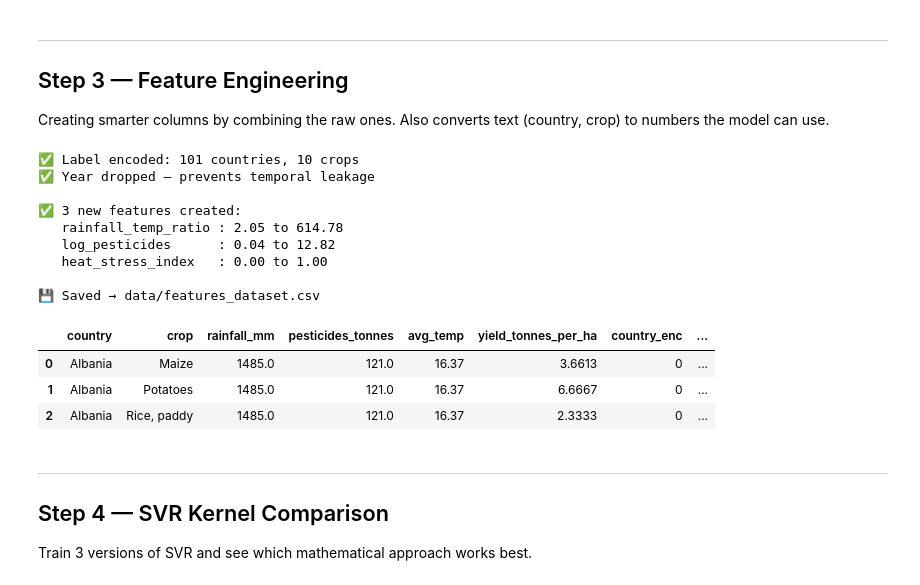
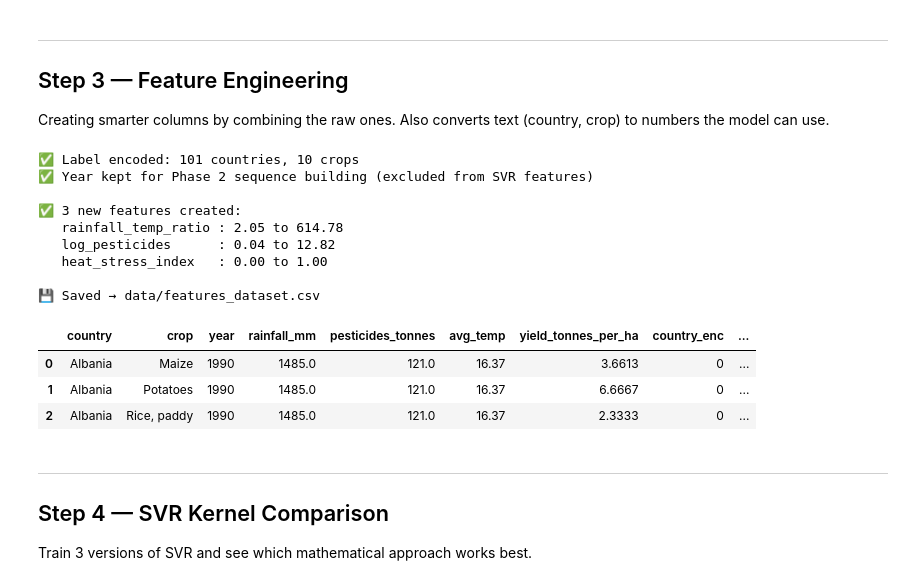
Before and after one commit to amathziah/AgriVision-CropYield-SVR, a Jupyter notebook: AgriVision/AgriVision.ipynb, the cells around one changed output. Saved outputs shown, nothing was run; the diff lists cells and outputs as text; code cells hidden in the pictures.

```diff
--- a/AgriVision/AgriVision.ipynb
+++ b/AgriVision/AgriVision.ipynb
@@ -245,7 +280,7 @@ print(f'\n✅ Missing values: {df.isnull().sum().sum()} — dataset is complete'
 Creating smarter columns by combining the raw ones.
 Also converts text (country, crop) to numbers the model can use.
 # %%
-df = pd.read_csv('data/final_dataset.csv')
+df = pd.read_csv(PATHS['final_data'])
 
 # ── Label encoding ────────────────────────────────────────────
 # WHY: Computer can't work with text like 'India' or 'Wheat'
@@ -262,8 +297,8 @@ print(f'✅ Label encoded: {df["country_enc"].nunique()} countries, {df["crop_en
 # ── Drop year ─────────────────────────────────────────────────
 # WHY: Year leaks a time trend (yields rise each year due to
 # technology). Model would learn the calendar, not climate.
-df.drop(columns=['year'], inplace=True)
-print('✅ Year dropped — prevents temporal leakage')
+# df.drop(columns=['year'], inplace=True)  # Kept for Phase 2 sequence building
+print('✅ Year kept for Phase 2 sequence building (excluded from SVR features)')
 
 # ── Engineered features ───────────────────────────────────────
 
@@ -272,39 +307,39 @@ print('✅ Year dropped — prevents temporal leakage')
 df['rainfall_temp_ratio'] = (df['rainfall_mm'] / (df['avg_temp'] + 1)).round(4)
 
 # Feature 2: Log pesticides
 # Doubling pesticides doesn't double yield (diminishing returns)
 # Log compresses the huge outliers (some countries use 300,000+ tonnes)
 df['log_pesticides'] = np.log1p(df['pesticides_tonnes']).round(4)
 
 # Feature 3: Heat stress index
 # High temperature AND low rainfall = worst for crops
 # This captures that dangerous combination in one number
 df['heat_stress_index'] = np.clip(
     df['avg_temp'] * (1 - df['rainfall_mm'] / 3000), 0, 1
 ).round(4)
 
 print('\n✅ 3 new features created:')
 print(f'   rainfall_temp_ratio : {df["rainfall_temp_ratio"].min():.2f} to {df["rainfall_temp_ratio"].max():.2f}')
 print(f'   log_pesticides      : {df["log_pesticides"].min():.2f} to {df["log_pesticides"].max():.2f}')
 print(f'   heat_stress_index   : {df["heat_stress_index"].min():.2f} to {df["heat_stress_index"].max():.2f}')
 
-df.to_csv('data/features_dataset.csv', index=False)
+df.to_csv(PATHS['features_data'], index=False)
 print('\n💾 Saved → data/features_dataset.csv')
 df.head(3)
 # %% [output]
 ✅ Label encoded: 101 countries, 10 crops
-✅ Year dropped — prevents temporal leakage
+✅ Year kept for Phase 2 sequence building (excluded from SVR features)
 
 ✅ 3 new features created:
    rainfall_temp_ratio : 2.05 to 614.78
    log_pesticides      : 0.04 to 12.82
    heat_stress_index   : 0.00 to 1.00
 
 💾 Saved → data/features_dataset.csv
-|  | country | crop | rainfall_mm | pesticides_tonnes | avg_temp | yield_tonnes_per_ha | country_enc | ... |
-| 0 | Albania | Maize | 1485.0 | 121.0 | 16.37 | 3.6613 | 0 | ... |
-| 1 | Albania | Potatoes | 1485.0 | 121.0 | 16.37 | 6.6667 | 0 | ... |
-| 2 | Albania | Rice, paddy | 1485.0 | 121.0 | 16.37 | 2.3333 | 0 | ... |
+|  | country | crop | year | rainfall_mm | pesticides_tonnes | avg_temp | yield_tonnes_per_ha | country_enc | ... |
+| 0 | Albania | Maize | 1990 | 1485.0 | 121.0 | 16.37 | 3.6613 | 0 | ... |
+| 1 | Albania | Potatoes | 1990 | 1485.0 | 121.0 | 16.37 | 6.6667 | 0 | ... |
+| 2 | Albania | Rice, paddy | 1990 | 1485.0 | 121.0 | 16.37 | 2.3333 | 0 | ... |
 # %% [markdown]
 ---
 ## Step 4 — SVR Kernel Comparison
```
Also changed, not shown: parts of 21 cells of this notebook, 28 other files.
